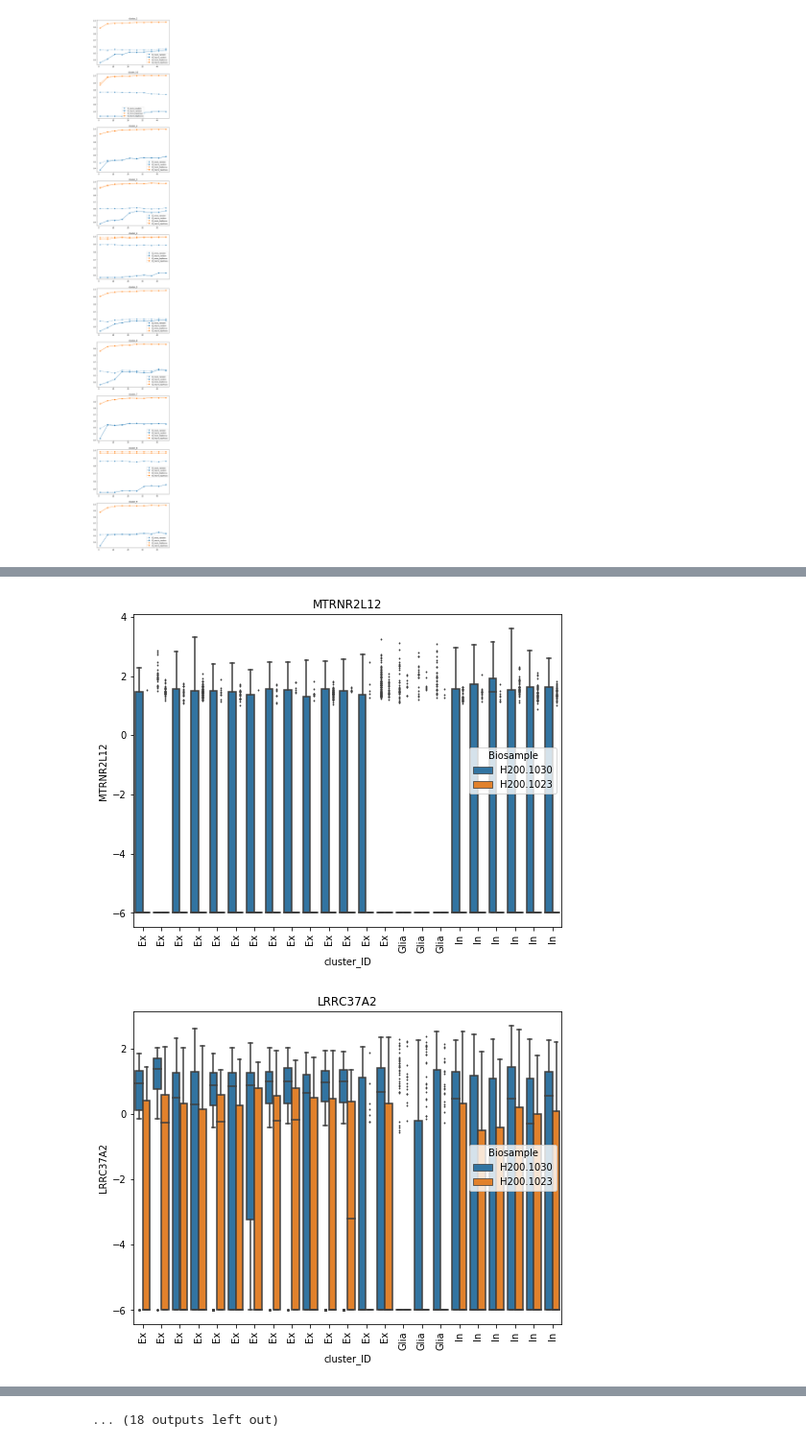
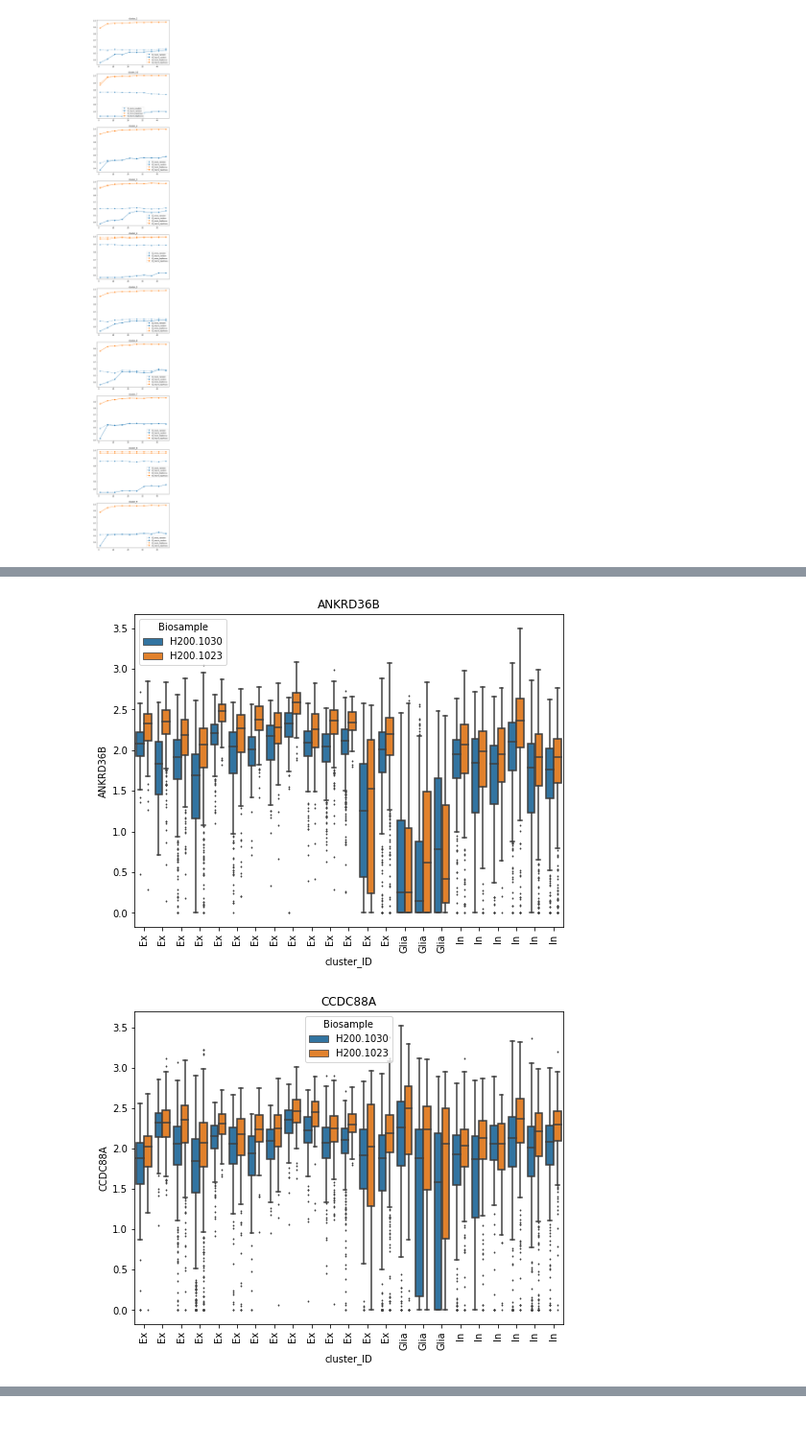
Before and after one commit to mukamel-lab-team/snmcseq, a Jupyter notebook: rna_seq.ipynb, the cells around one changed output, grey strips where cells are left out. Shown at 96% size. Saved outputs shown, nothing was run; the diff lists cells and outputs as text; code cells hidden in the pictures.

```diff
--- a/rna_seq.ipynb
+++ b/rna_seq.ipynb
@@ -288,0 +390,5 @@ df_mcc = df
+# %%
+# backcompatible
+df_mcc = df_f_copy
+print(df_mcc.shape)
+print(df_info.shape)
@@ -551,6 +698,6 @@ dtype: int64
 # %%
 # ome pairwise distribution
-
+df_res = df_ome
 fig, ax = plt.subplots(figsize=(6, 6))
 # xy = np.vstack([df_res[cti].values, df_res[ctj].values])
 x = df_res['cluster_2'].values
@@ -566,8 +713,8 @@ line_x = np.arange(0, 0.4, 0.1)
 line_y = np.arange(0, 0.4, 0.1)
 ax.plot(line_x, line_y, '--', color='C1')
 ax.set_aspect('equal')
-ax.set_xlim([-0.01, 0.4])
-ax.set_ylim([-0.01, 0.4])
+# ax.set_xlim([-0.01, 0.4])
+# ax.set_ylim([-0.01, 0.4])
 fig.tight_layout()
 plt.show()
 # %% [output]
@@ -864,6 +1011,7 @@ plt.show()
 # %%
 # What are the top 30 genes?
 n_top = 20
+cell_types_tr2 = sr_n_tr.index.values
 top_genes = pd.DataFrame()
 for celltype in cell_types_tr2:
     sr_top_genes = df_p[celltype].sort_values().index.values[:n_top]
@@ -889,0 +1038,21 @@ top_genes
+# %%
+gene_list = ['GRIA2']
+for gene_name in gene_list:
+    dfg = pd.merge(df_info, df2.loc[gene_name, :].to_frame(),
+                       left_index=True, right_index=True)
+    order = df_cell_class.sort_values('cell_class').index.tolist()
+
+    fig, ax = plt.subplots(figsize=(8, 6))
+    sns.boxplot(x='cluster_ID', y=gene_name, hue='Biosample',
+                order=order, fliersize=1,
+                data=dfg, ax=ax)
+    # yrange = [np.nanpercentile(dfg[gene_name].values, 5), np.nanpercentile(dfg[gene_name].values, 95)]
+    # yrange[0] = yrange[0] - 0.1*(yrange[1] - yrange[0])
+    # yrange[1] = yrange[1] + 0.1*(yrange[1] - yrange[0])
+    # ax.set_ylim(yrange)
+    # ax.set_ylim([-1, 4.5])
+    # ax.set_ylim([-6.5, -5.5])
+    ax.set_xticklabels([df_cell_class.loc[item.get_text(), 'cell_class']
+                        for item in ax.get_xticklabels()], rotation=90)
+    ax.set_title(gene_name)
+    plt.show()
@@ -905,7 +1076,7 @@ top_genes_stats.head(5)
 # %%
 # df.loc['TSIX', :].to_frame()
-for gene_name in top_genes_stats.gene_name[:30]:
-    dfg = pd.merge(df_info, df.loc[gene_name, :].to_frame(),
+for gene_name in top_genes_stats.gene_name[:10]:
+    dfg = pd.merge(df_info, df2.loc[gene_name, :].to_frame(),
                        left_index=True, right_index=True)
     order = df_cell_class.sort_values('cell_class').index.tolist()
 
@@ -930,2 +1101,2 @@ for gene_name in top_genes_stats.gene_name[:30]:
-[figure, old version]
+[figure, new version]
-[figure, old version]
+[figure, new version]
@@ -939,4 +1108,3 @@ for gene_name in top_genes_stats.gene_name[:30]:
-... (18 outputs left out)
 # %%
 # boxplot
 # Look at those genes in detail
```
Also changed, not shown: parts of 41 cells of this notebook, 8 other files.
